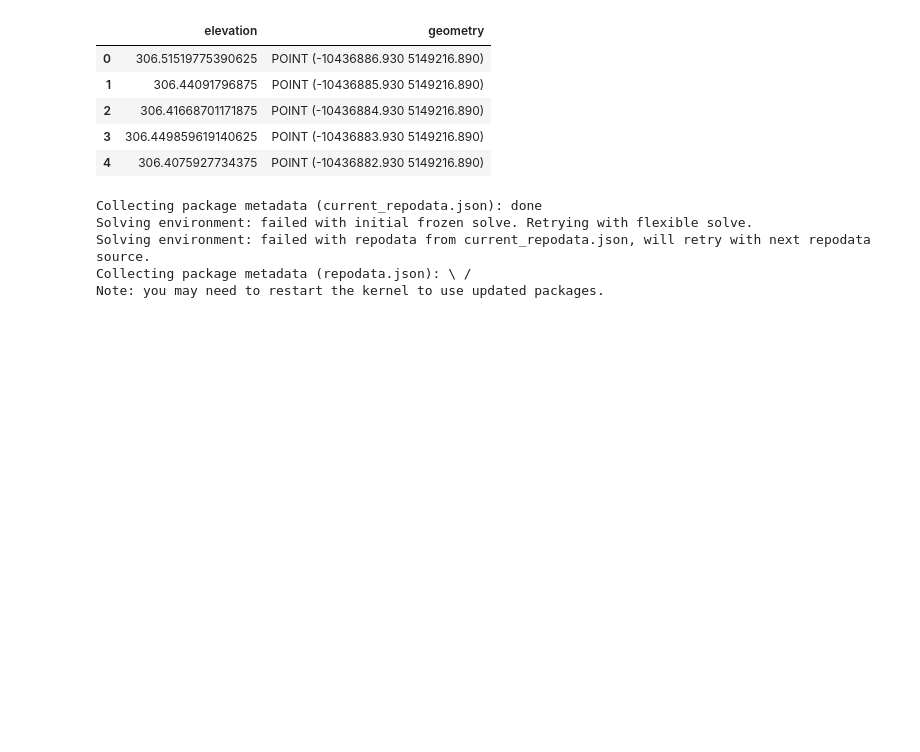
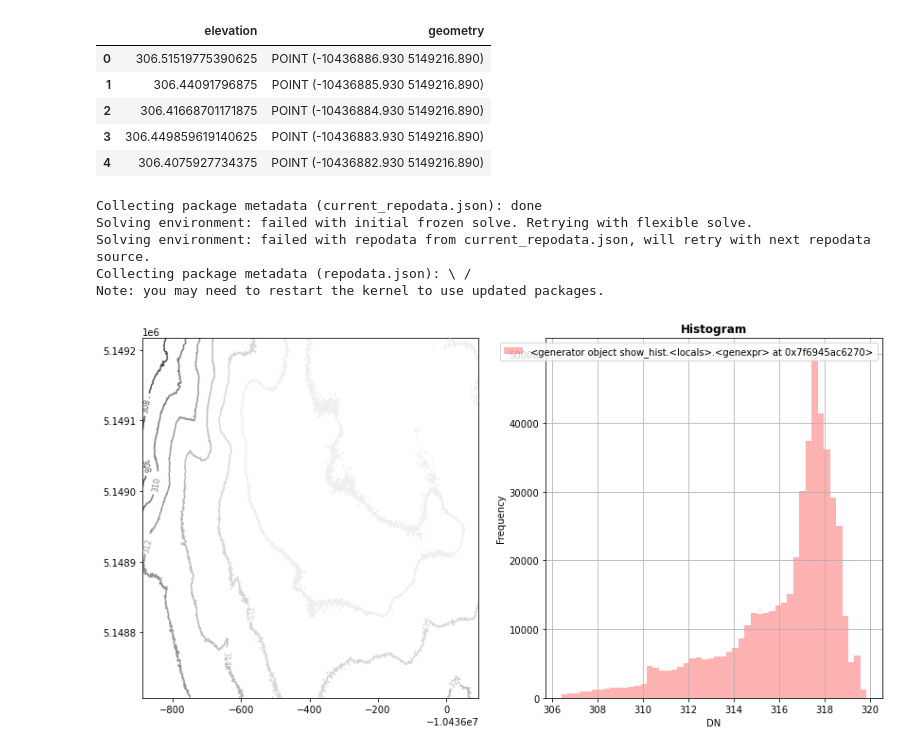
Before and after one commit to bwibokhaabi/AgriTech---USGS-LIDAR-, a Jupyter notebook: notebooks/lidar_test.ipynb, the cells around one changed output. Drawn from its saved outputs; the diff is of its cells as text; code cells hidden in the pictures; blank space fills up the shorter version.

Commit message:
visual

```diff
--- a/notebooks/lidar_test.ipynb
+++ b/notebooks/lidar_test.ipynb
@@ -133,4 +137,6 @@ Solving environment: failed with repodata from current_repodata.json, will retry
 Collecting package metadata (repodata.json): \ /
 Note: you may need to restart the kernel to use updated packages.
 # %%
-#show_raster('../files/tif/IA_FullState.tif')
+show_raster('../files/tif/IA_FullState.tif')
+# %% [output]
+[figure, added]
```
Also changed, not shown: parts of 4 cells of this notebook, 3 other files.
